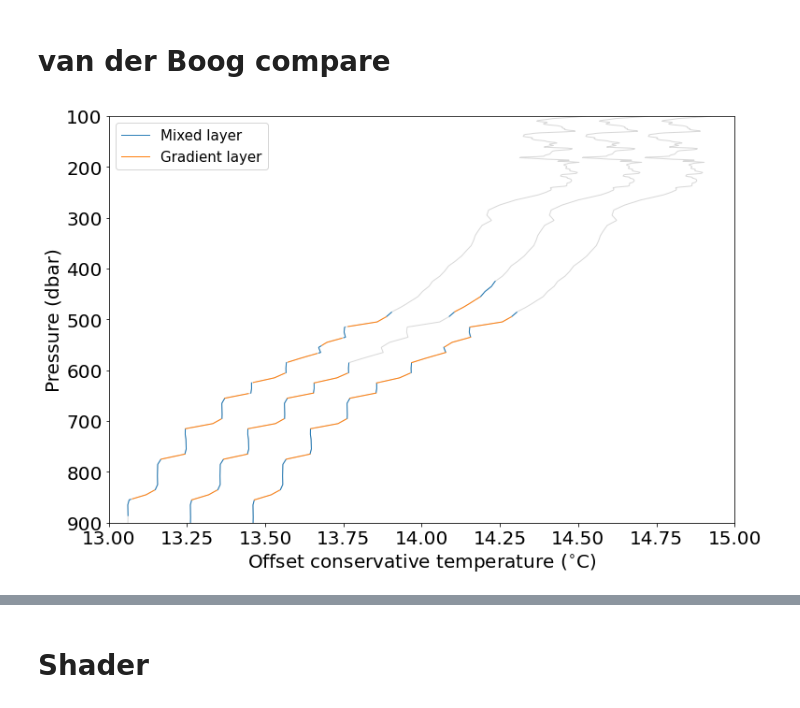
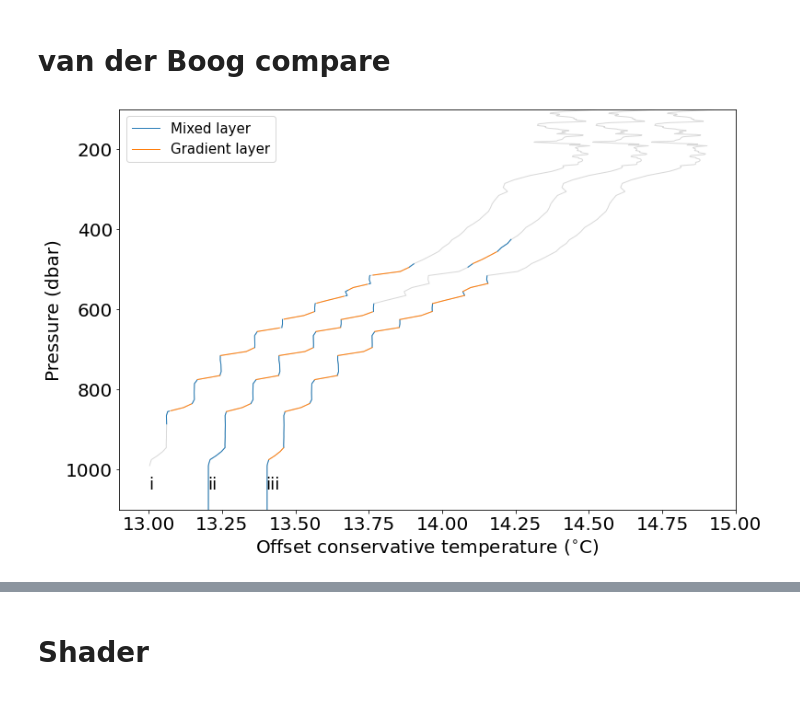
Before and after one commit to callumrollo/eurec4a-thermohaline-figures, a Jupyter notebook: create_figures.ipynb, the cells around one changed output, grey strips where cells are left out. Drawn from its saved outputs; the diff is of its cells as text; code cells hidden in the pictures.

```diff
--- a/create_figures.ipynb
+++ b/create_figures.ipynb
@@ -557,33 +561,36 @@ savefig('obvs_compare')
 # %%
 df_callum_argo, mixes_callum_argo, grads_callum_argo = classify_staircase(ds_vdb.pressure.values,
                                                                           ds_vdb.ct.values[0],
                                                                           ds_vdb.sa.values[0])
 
 df_callum_argo_mod, mixes_callum_argo_mod, grads_callum_argo_mod = classify_staircase(ds_vdb.pressure.values,
                                                                           ds_vdb.ct.values[0],
                                                                           ds_vdb.sa.values[0],
                                                                           layer_height_ratio=0.9,
-                                                                          ml_density_difference=0.0048)
+                                                                          ml_density_difference=0.001, ml_grad=0.00025 )
 
 
 
 fig, ax = plt.subplots(figsize=(12,8))
 offset=0.2
 ax.plot(ds_vdb.ct[0, :], ds_vdb.pressure, color='gray', alpha=0.3)
 ax.plot(ds_vdb.ct[0,:] * ds_vdb.mask_ml_sf[0,:] / ds_vdb.mask_ml_sf[0,:], ds_vdb.pressure, color='C0', label='Mixed layer')
 ax.plot(ds_vdb.ct[0,:] * ds_vdb.mask_gl_sf[0,:] / ds_vdb.mask_gl_sf[0,:], ds_vdb.pressure, color='C1', label='Gradient layer')
 ax.plot(df_callum_argo.ct + offset, df_callum_argo.p, color='gray', alpha=0.3)
 ax.plot(df_callum_argo.ct + offset*2, df_callum_argo.p, color='gray', alpha=0.3)
 ax.plot(np.ma.array(df_callum_argo.ct, mask=df_callum_argo['mixed_layer_final_mask']) + offset, df_callum_argo.p, color='C0')
 ax.plot(np.ma.array(df_callum_argo.ct, mask=df_callum_argo['gradient_layer_final_mask']) + offset, df_callum_argo.p, color='C1')
 ax.plot(np.ma.array(df_callum_argo_mod.ct, mask=df_callum_argo_mod['mixed_layer_final_mask']) + offset*2, df_callum_argo_mod.p, color='C0')
 ax.plot(np.ma.array(df_callum_argo_mod.ct, mask=df_callum_argo_mod['gradient_layer_final_mask']) + offset*2, df_callum_argo_mod.p, color='C1')
-ax.set(xlim=(13, 15), ylim=(100, 900), xlabel='Offset conservative temperature ($^{\circ}$C)', ylabel='Pressure (dbar)')
+ax.set(xlim=(12.9, 15), ylim=(100, 1100), xlabel='Offset conservative temperature ($^{\circ}$C)', ylabel='Pressure (dbar)')
 ax.legend()
+ax.text(13, 1050, 'i')
+ax.text(13.2, 1050, 'ii')
+ax.text(13.4, 1050, 'iii')
 ax.invert_yaxis()
 savefig('vdb_argo_comparison')
 # %% [output]
-[figure, old version]
+[figure, new version]
 # %%
 fig, ax = plt.subplots(1,3, sharey='row', figsize=(16,10))
 ax = ax.ravel()
```
Also changed, not shown: parts of 38 cells of this notebook.
